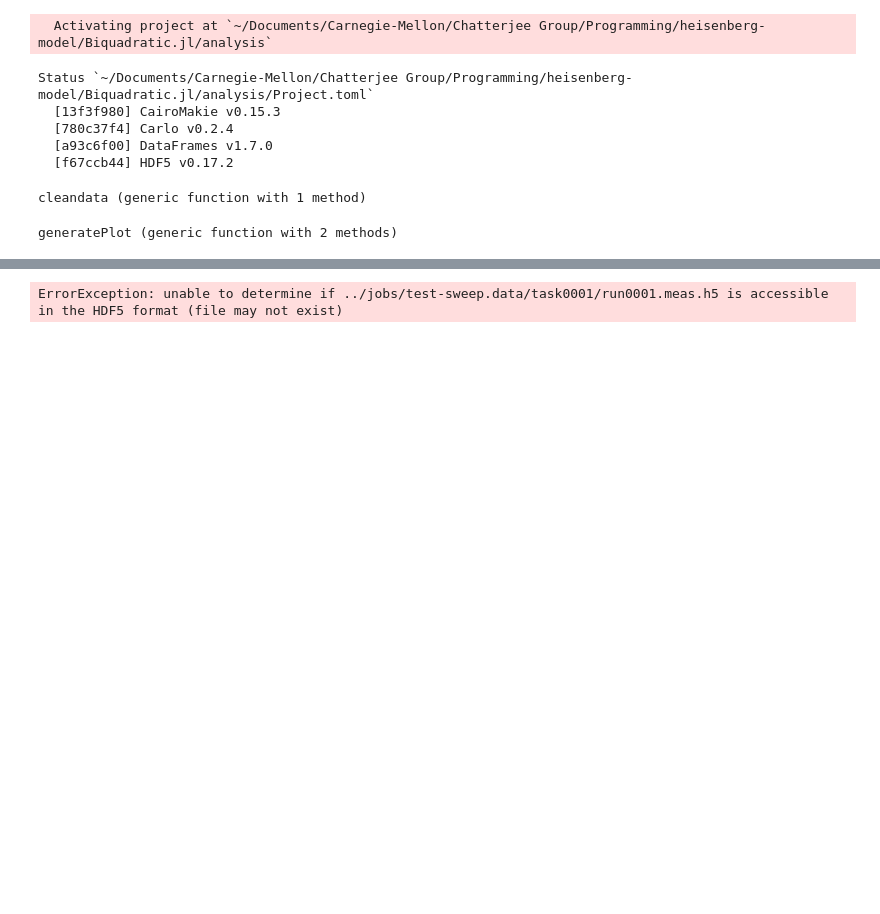
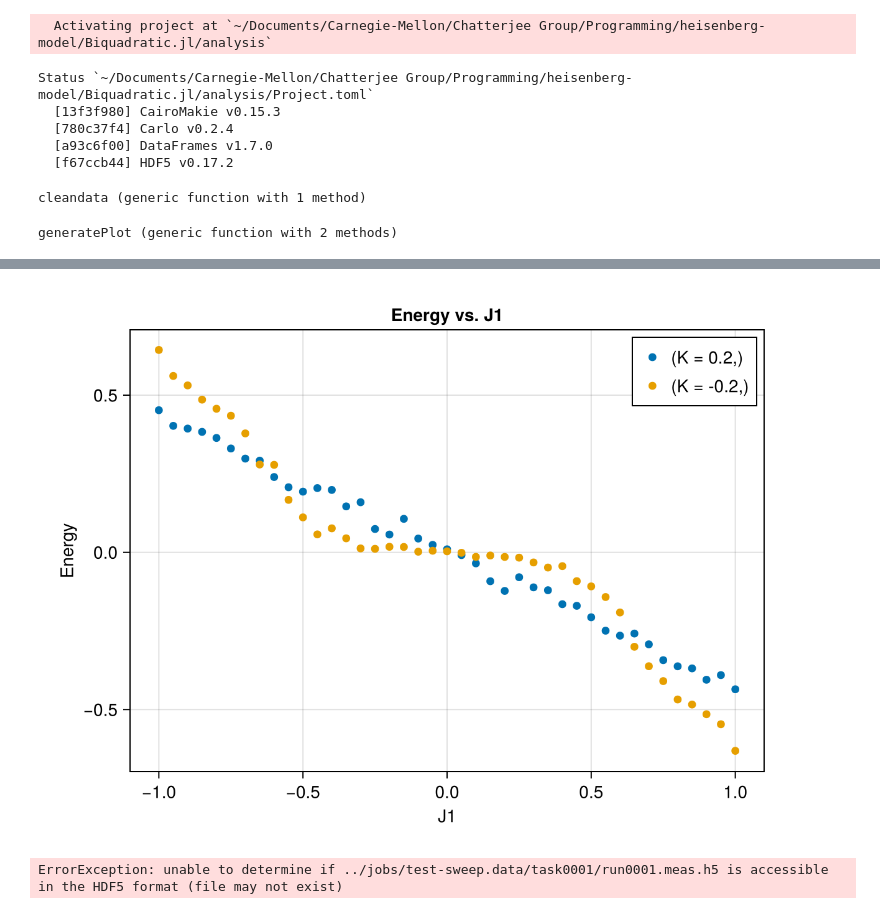
Before and after one commit to PatXue/Biquadratic.jl, a Jupyter notebook: analysis/j1-sweep.ipynb, the cells around one changed output, grey strips where cells are left out. Saved outputs shown, nothing was run; the diff lists cells and outputs as text; code cells hidden in the pictures; blank space fills up the shorter version.

```diff
--- a/analysis/j1-sweep.ipynb
+++ b/analysis/j1-sweep.ipynb
@@ -177,3 +176,12 @@ generatePlot(
+# %%
+generatePlot(
+    fine_data, :J1, :Dx0;
+    title="Energy vs. J1",
+    xlabel="J1",
+    ylabel="Energy"
+)
+# %% [output]
+[figure, added]
 # %%
 fig = Figure()
 
```
Also changed, not shown: parts of 7 cells of this notebook.
